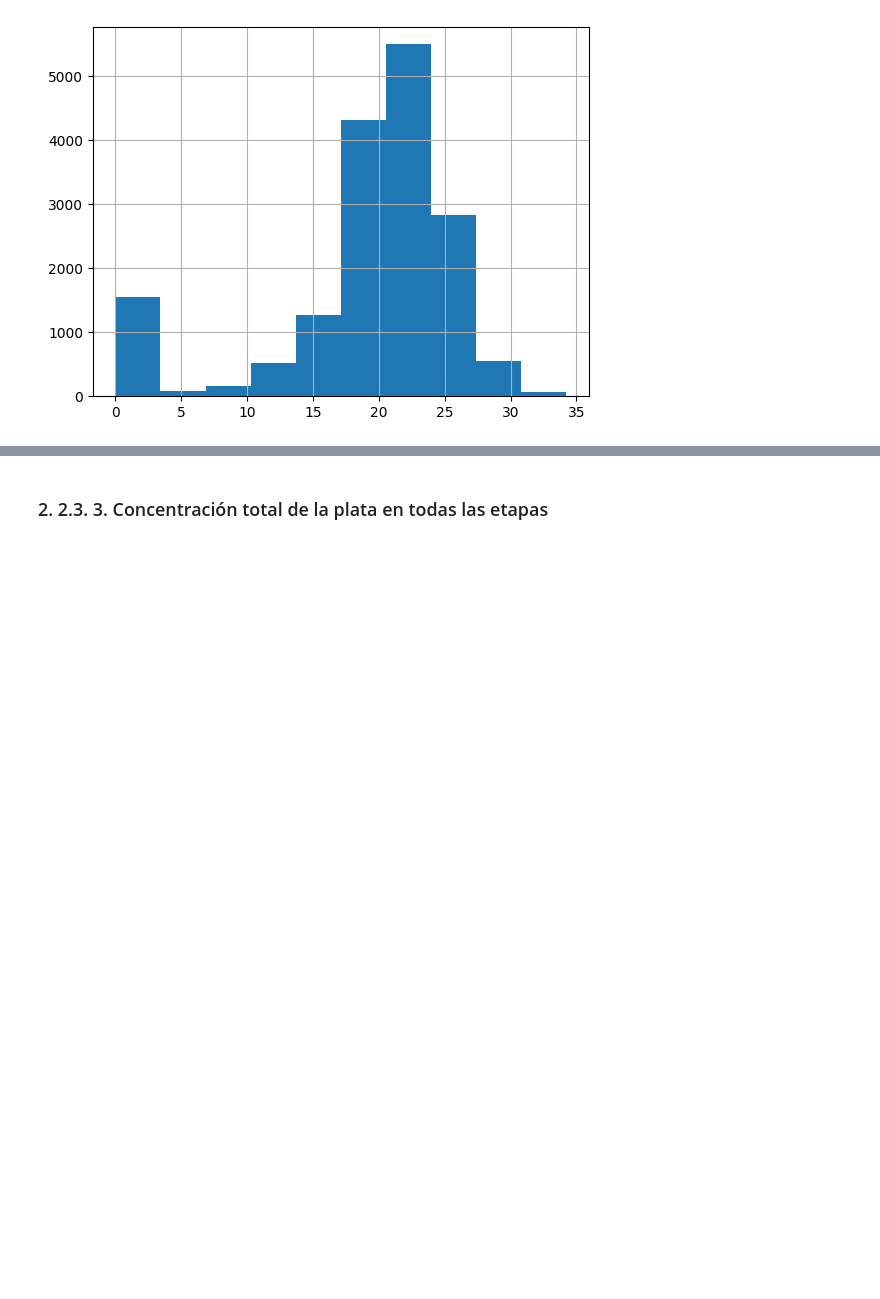
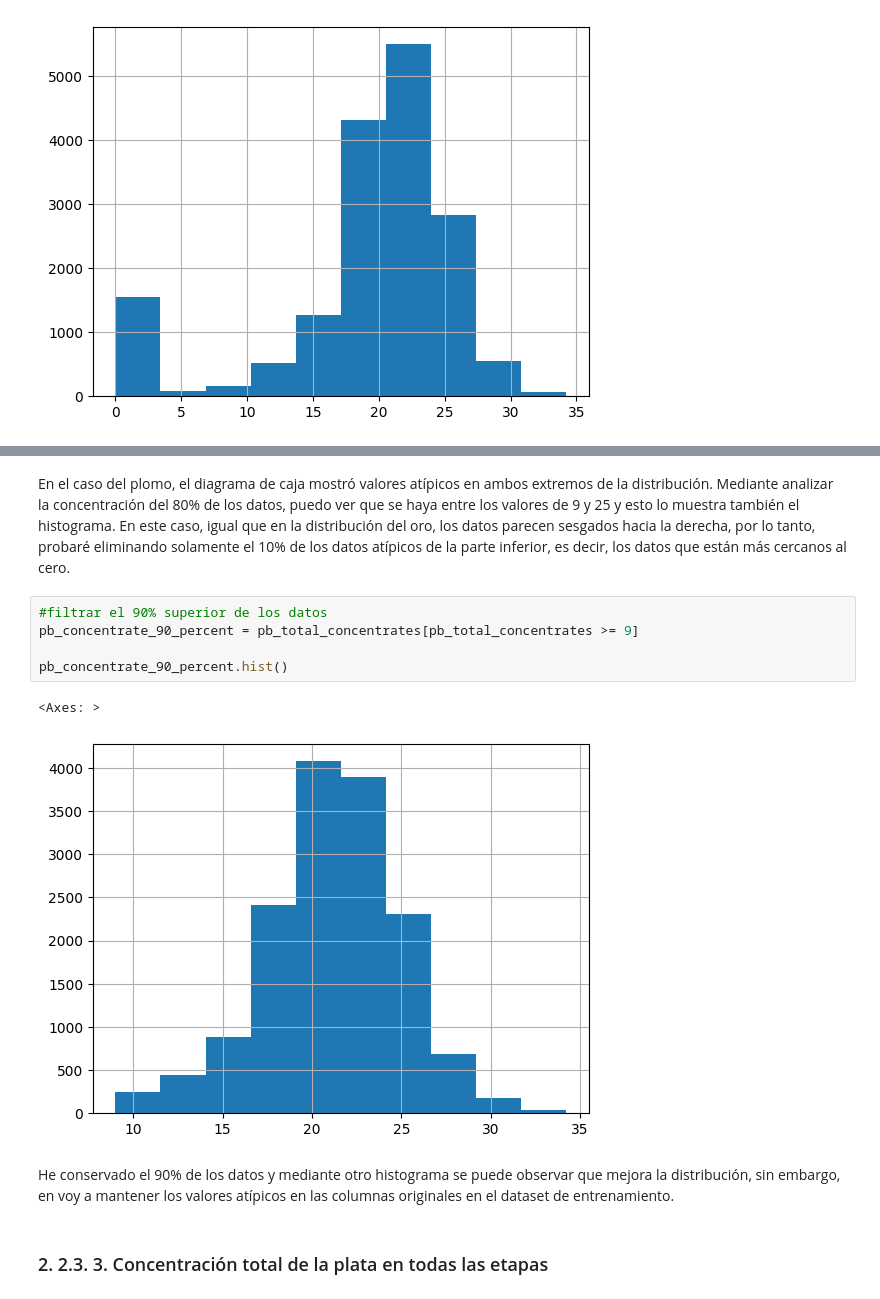
Before and after one commit to wh1tneyr/proyecto-tecnologico, a Jupyter notebook: gold.ipynb, the cells around one changed output, grey strips where cells are left out. Saved outputs shown, nothing was run; the diff lists cells and outputs as text; blank space fills up the shorter version.

Commit message:
eliminando el 90% de los datos en la concentracion total del plomo

```diff
--- a/gold.ipynb
+++ b/gold.ipynb
@@ -601,3 +601,15 @@ En el caso del plomo también se ven datos atípicos en ambos extremos de la dis
+# %% [markdown]
+En el caso del plomo, el diagrama de caja mostró valores atípicos en ambos extremos de la distribución. Mediante analizar la concentración del 80% de los datos, puedo ver que se haya entre los valores de 9 y 25 y esto lo muestra también el histograma. En este caso, igual que en la distribución del oro, los datos parecen sesgados hacia la derecha, por lo tanto, probaré eliminando solamente el 10% de los datos atípicos de la parte inferior, es decir, los datos que están más cercanos al cero.
+# %%
+#filtrar el 90% superior de los datos
+pb_concentrate_90_percent = pb_total_concentrates[pb_total_concentrates >= 9]
+
+pb_concentrate_90_percent.hist()
+# %% [output]
+<Axes: >
+[figure, added]
+# %% [markdown]
+He conservado el 90% de los datos y mediante otro histograma se puede observar que mejora la distribución, sin embargo, en voy a mantener los valores atípicos en las columnas originales en el dataset de entrenamiento.
 # %% [markdown]
 ### 2.  2.3.  3. Concentración total de la plata en todas las etapas
 # %%
```
Also changed, not shown: parts of 3 cells of this notebook.
